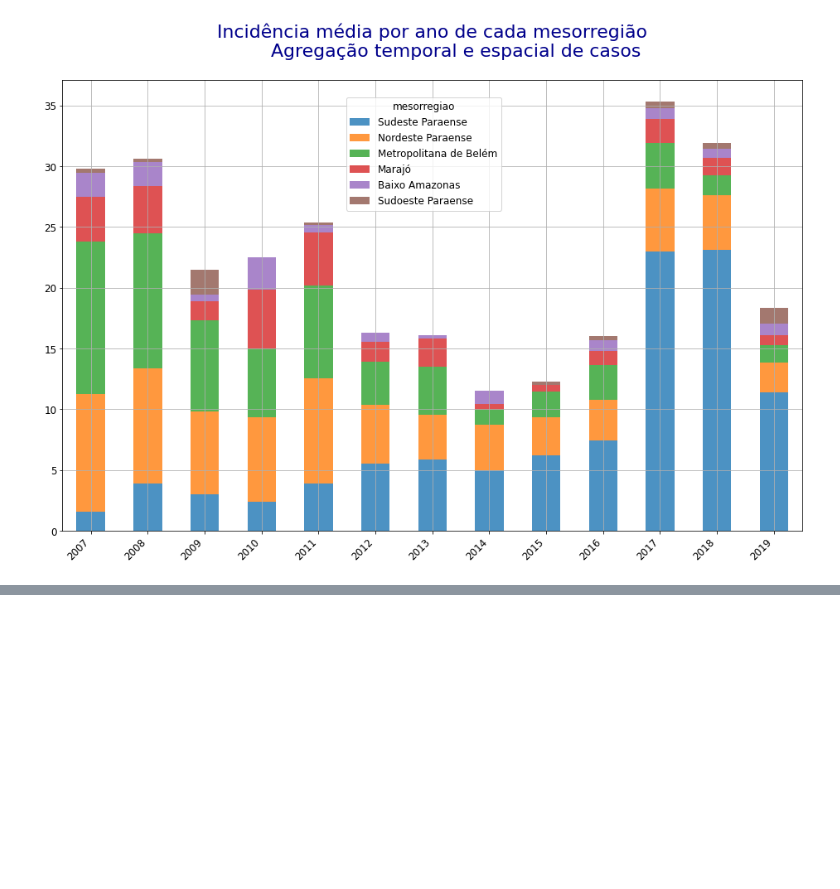
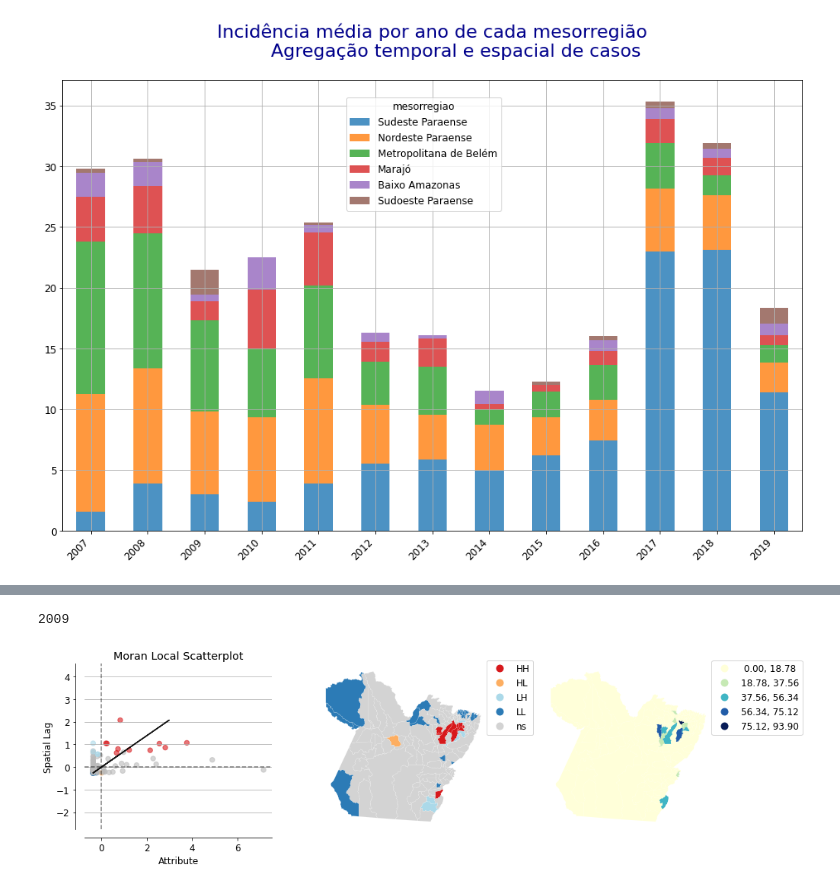
Before and after one commit to FlaviaLopes/spatio-temporal-analysis-calazar, a Jupyter notebook: notebooks/agregação-espaço-temporal.ipynb, the cells around one changed output, grey strips where cells are left out. Saved outputs shown, nothing was run; the diff lists cells and outputs as text; code cells hidden in the pictures; blank space fills up the shorter version.

```diff
--- a/notebooks/agregação-espaço-temporal.ipynb
+++ b/notebooks/agregação-espaço-temporal.ipynb
@@ -191,0 +293,9 @@ spatial_temporal_agregation(para)
+# %%
+y = para.loc[:, '2009'].values
+moran_loc = Moran_Local(y, w)
+print('2009')
+plot_local_autocorrelation(moran_loc, gdf, ano, scheme='EqualInterval')
+plt.show()
+# %% [output]
+2009
+[figure, added]
```
Also changed, not shown: parts of 17 cells of this notebook.
